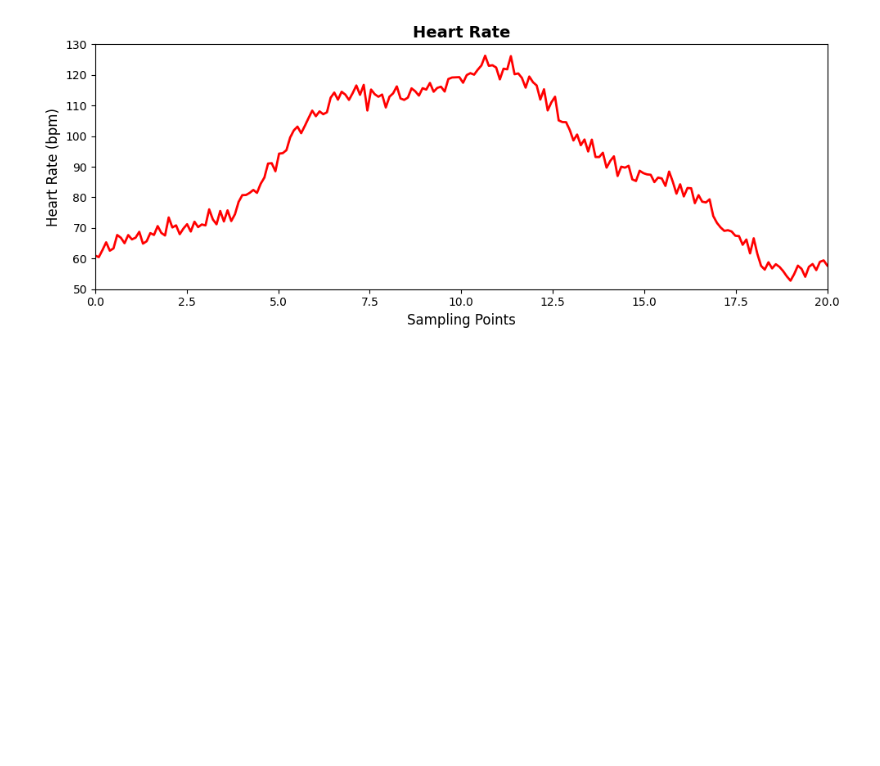
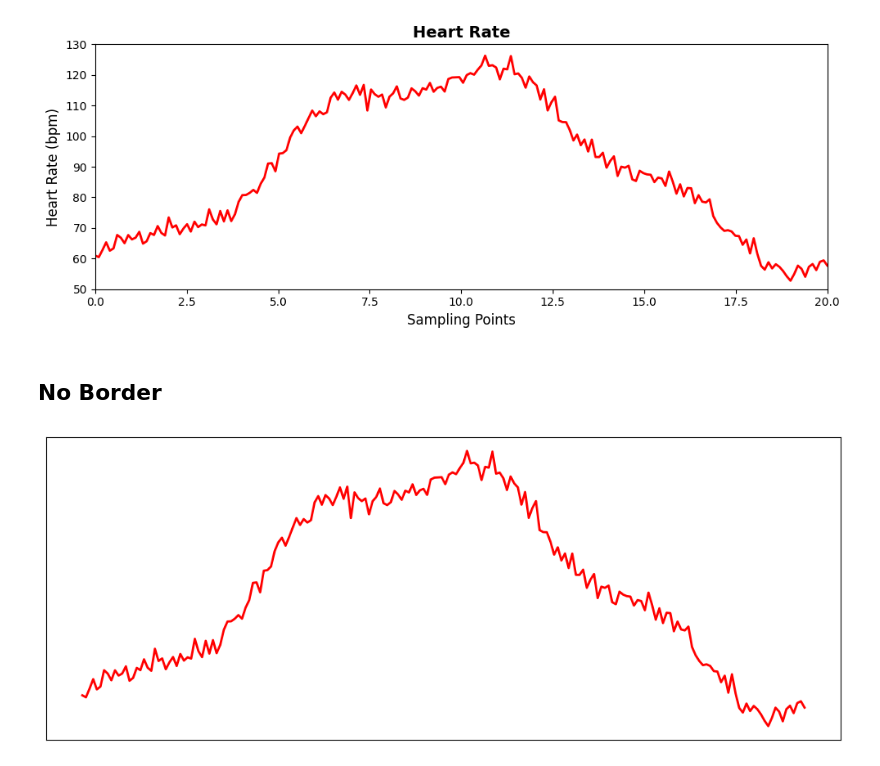
Before and after one commit to Hollen0318/LactatePresentation, a Jupyter notebook: vis.ipynb, the cells around one changed output. Drawn from its saved outputs; the diff is of its cells as text; code cells hidden in the pictures; blank space fills up the shorter version.

```diff
--- a/vis.ipynb
+++ b/vis.ipynb
@@ -379,3 +572,47 @@ plt.tight_layout()
 plt.show()
 # %% [output]
 [figure]
+# %% [markdown]
+## No Border
+# %%
+import numpy as np
+import matplotlib.pyplot as plt
+
+# Simulation parameters
+duration_seconds = 20
+sampling_rate = 10
+time = np.linspace(0, duration_seconds, duration_seconds * sampling_rate)
+
+half_len = len(time) // 2
+
+# Use sine easing for smooth ramp up/down
+ramp_up = 60 + (120 - 60) * 0.5 * (1 - np.cos(np.linspace(0, np.pi, half_len)))
+ramp_down = 120 - (120 - 60) * 0.5 * (1 - np.cos(np.linspace(0, np.pi, len(time) - half_len)))
+
+base_hr = np.concatenate((ramp_up, ramp_down))
+
+# Add large oscillations (simulate respiration sinus arrhythmia)
+oscillation = 5 * np.sin(2 * np.pi * 0.2 * time) + 3 * np.sin(2 * np.pi * 0.05 * time)
+
+# Add larger random jitter
+np.random.seed(42)
+jitter = np.random.normal(0, 2, len(time))
+
+# Combine all
+heart_rate_bpm = base_hr + oscillation + jitter
+
+# Plot heart rate curve
+plt.figure(figsize=(10, 4))
+plt.plot(time, heart_rate_bpm, color='red', linewidth=2)
+
+# Remove all labels, titles, ticks
+plt.xticks([])
+plt.yticks([])
+
+# Just the border
+plt.box(True)
+
+plt.tight_layout()
+plt.show()
+# %% [output]
+[figure, added]
```
Also changed, not shown: parts of 5 cells of this notebook.
